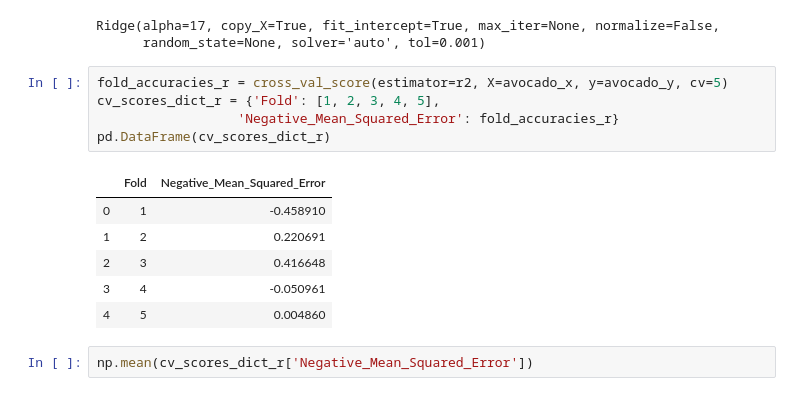
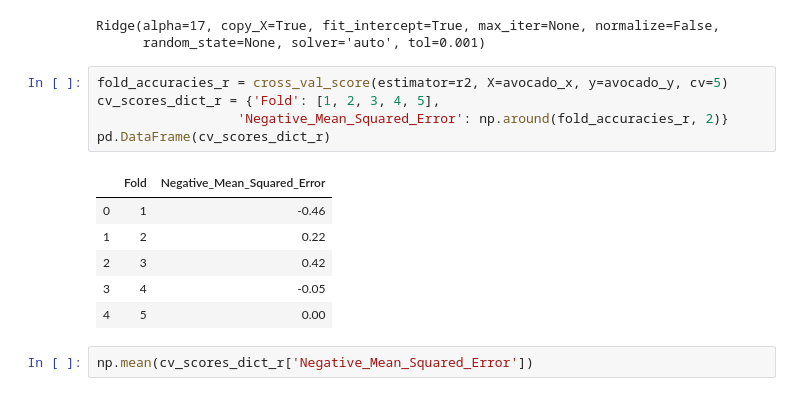
Before and after one commit to UBC-MDS/DSCI_522_Group411, a Jupyter notebook: src/ML_analysis.ipynb, the cells around one changed output. Cells and saved outputs as stored; diff of their text form.

```diff
--- a/src/ML_analysis.ipynb
+++ b/src/ML_analysis.ipynb
@@ -248,15 +248,15 @@ Ridge(alpha=17, copy_X=True, fit_intercept=True, max_iter=None, normalize=False,
 # %%
 fold_accuracies_r = cross_val_score(estimator=r2, X=avocado_x, y=avocado_y, cv=5)
 cv_scores_dict_r = {'Fold': [1, 2, 3, 4, 5],
-                  'Negative_Mean_Squared_Error': fold_accuracies_r}
+                  'Negative_Mean_Squared_Error': np.around(fold_accuracies_r, 2)}
 pd.DataFrame(cv_scores_dict_r)
 # %% [output]
 |  | Fold | Negative_Mean_Squared_Error |
-| 0 | 1 | -0.458910 |
-| 1 | 2 | 0.220691 |
-| 2 | 3 | 0.416648 |
-| 3 | 4 | -0.050961 |
-| 4 | 5 | 0.004860 |
+| 0 | 1 | -0.46 |
+| 1 | 2 | 0.22 |
+| 2 | 3 | 0.42 |
+| 3 | 4 | -0.05 |
+| 4 | 5 | 0.00 |
 # %%
 np.mean(cv_scores_dict_r['Negative_Mean_Squared_Error'])
 # %% [output]
```
Also changed, not shown: parts of 7 cells of this notebook, 7 other files.
